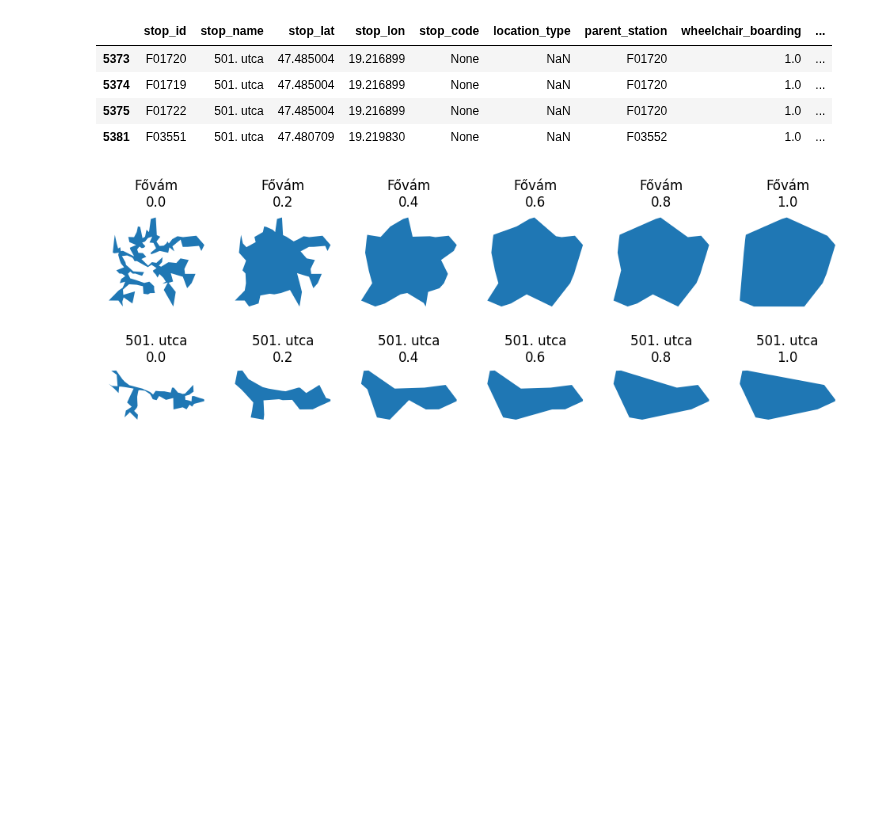
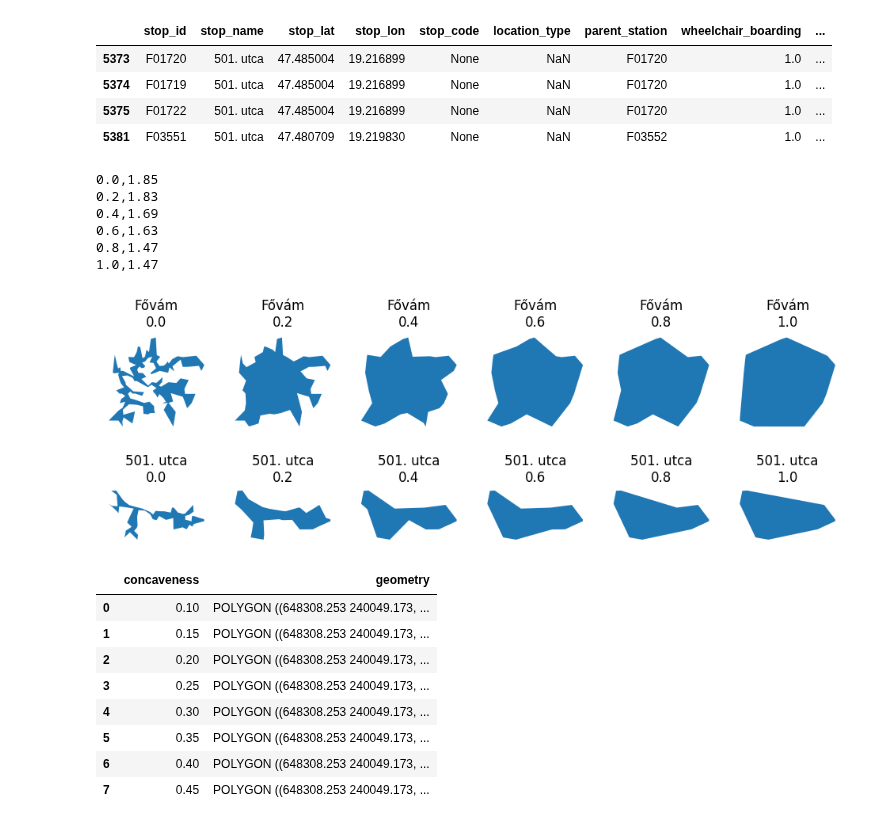
Before and after one commit to ANETILab/stop_accessibility, a Jupyter notebook: notebooks/compare_concaveness.ipynb, the cells around one changed output. Saved outputs shown, nothing was run; the diff lists cells and outputs as text; code cells hidden in the pictures; blank space fills up the shorter version.

```diff
--- a/notebooks/compare_concaveness.ipynb
+++ b/notebooks/compare_concaveness.ipynb
@@ -63,5 +64,15 @@ for i, r in enumerate(np.arange(0, 1.1, 0.2)):
     s_501.query(f"concaveness == {r}").plot(ax=axs[1][i])
     axs[1][i].axis("off")
     axs[1][i].set_title(f"501. utca\n{r:0.1f}")
+
+    a_f = s_fovam.query(f"concaveness == {r}").geometry[i].area
+    a_5 = s_501.query(f"concaveness == {r}").geometry[i].area
+    print(f"{r:0.1f},{a_f / a_5:0.2f}")
 # %% [output]
+0.0,1.85
+0.2,1.83
+0.4,1.69
+0.6,1.63
+0.8,1.47
+1.0,1.47
 [figure]
@@ -67,0 +86,12 @@ for i, r in enumerate(np.arange(0, 1.1, 0.2)):
+# %%
+s_fovam_2
+# %% [output]
+|  | concaveness | geometry |
+| 0 | 0.10 | POLYGON ((648308.253 240049.173, ... |
+| 1 | 0.15 | POLYGON ((648308.253 240049.173, ... |
+| 2 | 0.20 | POLYGON ((648308.253 240049.173, ... |
+| 3 | 0.25 | POLYGON ((648308.253 240049.173, ... |
+| 4 | 0.30 | POLYGON ((648308.253 240049.173, ... |
+| 5 | 0.35 | POLYGON ((648308.253 240049.173, ... |
+| 6 | 0.40 | POLYGON ((648308.253 240049.173, ... |
+| 7 | 0.45 | POLYGON ((648308.253 240049.173, ... |
```
Also changed, not shown: parts of 4 cells of this notebook.
